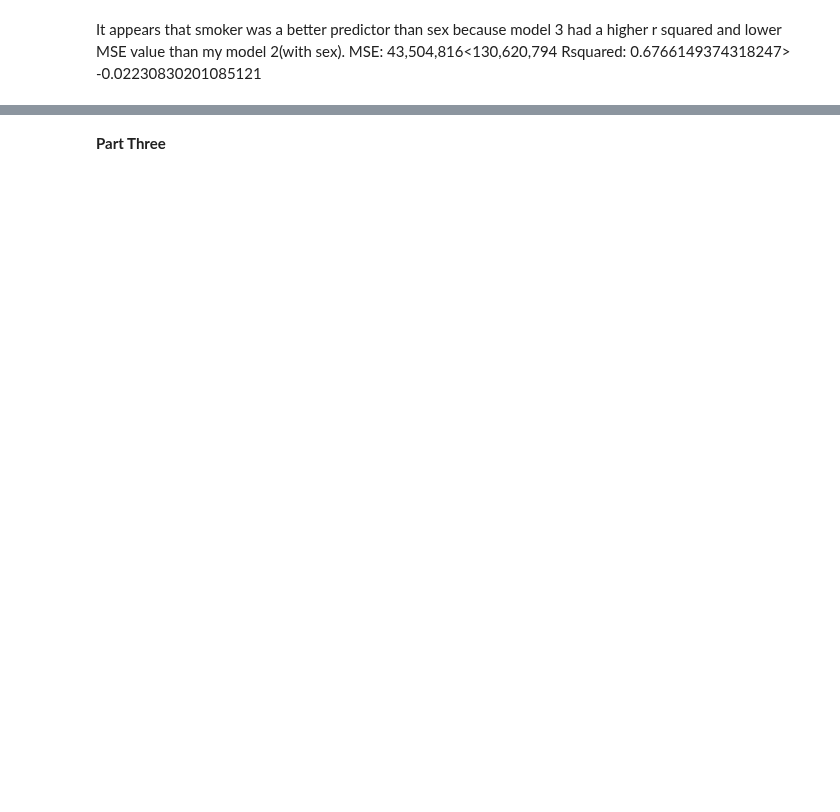
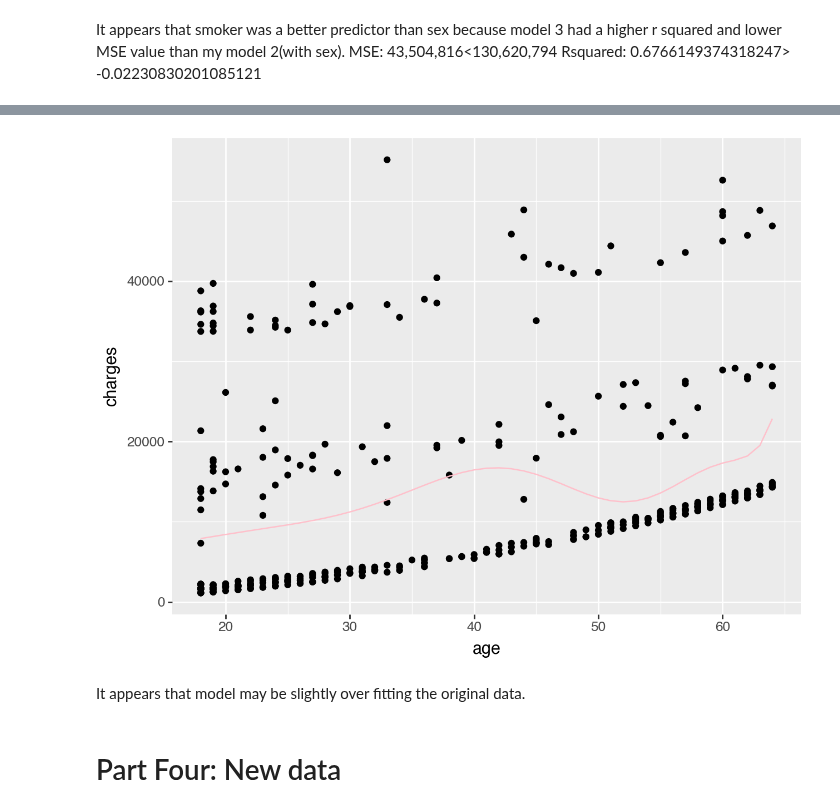
Before and after one commit to alexandragrover/GSB-544, a Jupyter notebook: Labs/Lab5/Lab5.ipynb, the cells around one changed output, grey strips where cells are left out. Saved outputs shown, nothing was run; the diff lists cells and outputs as text; code cells hidden in the pictures; blank space fills up the shorter version.

```diff
--- a/Labs/Lab5/Lab5.ipynb
+++ b/Labs/Lab5/Lab5.ipynb
@@ -153,3 +145,7 @@ This graph shows that while the mean charges for male and females are similar, m
 from sklearn.linear_model import LinearRegression
 from sklearn.model_selection import train_test_split
 lr = LinearRegression()
+# %%
+X = df.drop("charges", axis = 1)
+y = df["charges"]
+X_train, X_test, y_train, y_test = train_test_split(X, y, test_size=0.25)
@@ -279,0 +390,29 @@ Rsquared: 0.6766149374318247> -0.02230830201085121
+# %%
+#4: Poly nominal 12
+np.random.seed(123)
+
+ct7 = ColumnTransformer(
+  [
+    ("standardize", StandardScaler(), ["age"]),
+    ("poly_age", PolynomialFeatures(12), ["age"]),
+  ],
+  remainder = "drop"
+)
+
+#create pipeline
+pipeline7 = Pipeline ([
+     ("standardize", ct7),
+    ('linear regression',LinearRegression())
+]).set_output(transform="pandas")
+
+#fit the data
+
+fitted_model7 = pipeline7.fit(X_train, y_train)
+ytest_pred_7 = fitted_model7.predict(X_test)
+
+mse_7 = mean_squared_error(y_test, ytest_pred_7)
+r2_7 = r2_score(y_test, ytest_pred_7)
+
+
+print("The MSE is",mse_7)
+print("The R squared is",r2_7)
@@ -280,2 +439,15 @@ Rsquared: 0.6766149374318247> -0.02230830201085121
+# %%
+#save predictions
+full_pred = fitted_model7.predict(X)
+
+#plot scatter
+(ggplot(df, aes(x="age", y="charges"))
++geom_point()
++geom_line(aes(y=full_pred),color = "pink")
+)
+# %% [output]
+[figure, added]
+# %% [markdown]
+It appears that model may be slightly over fitting the original data.
 # %% [markdown]
-**Part Three**
+# Part Four: New data
```
Also changed, not shown: parts of 27 cells of this notebook.
